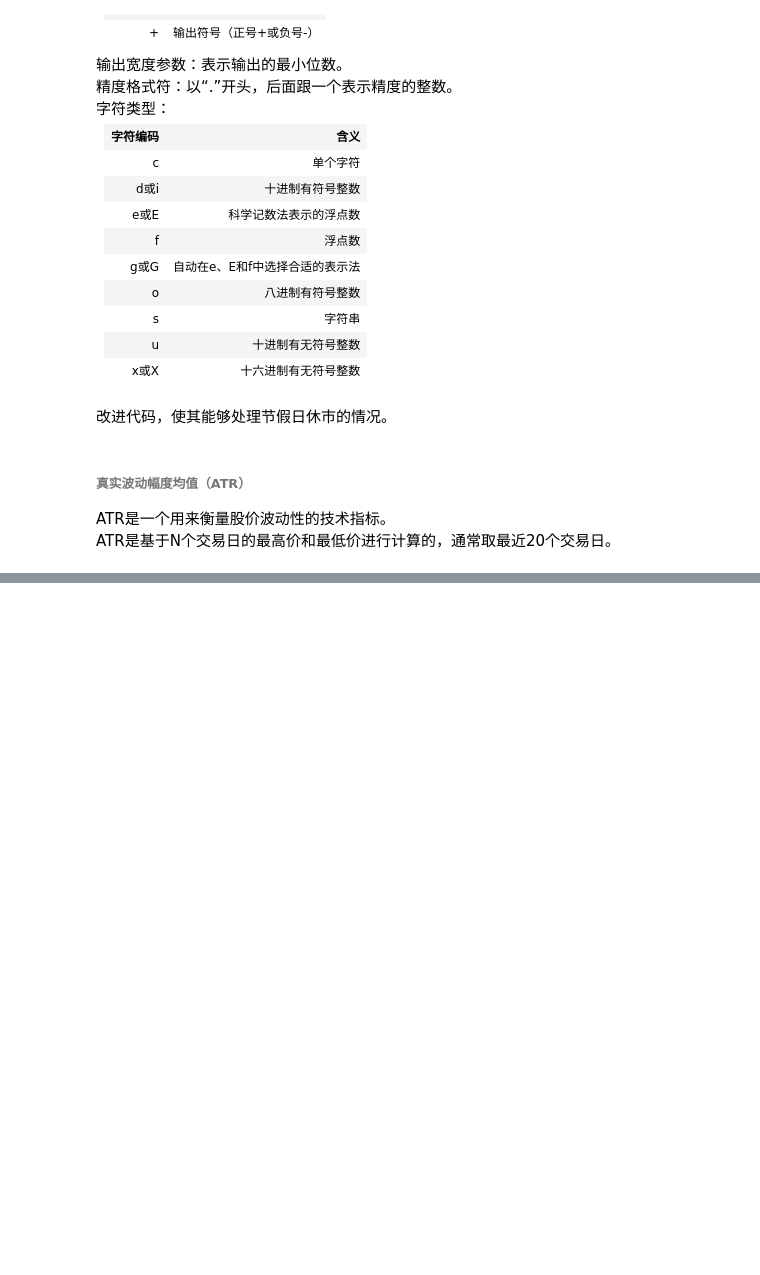
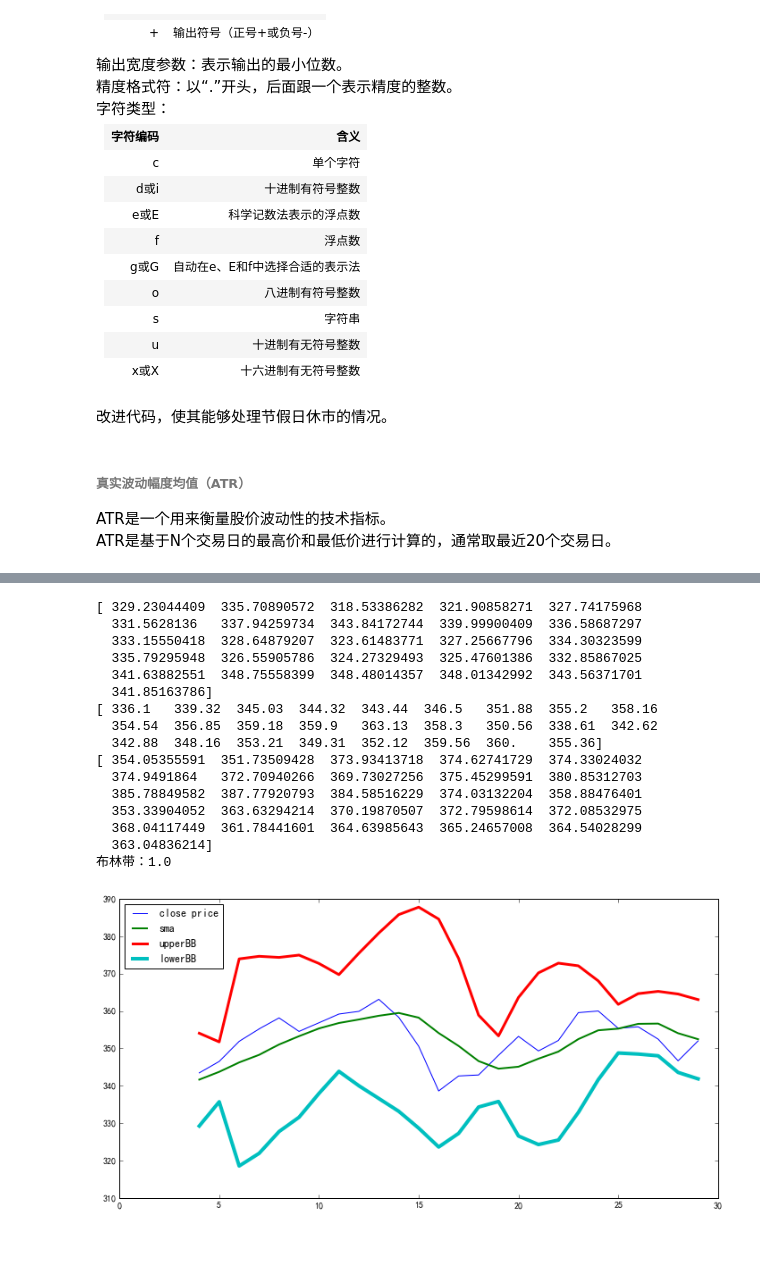
Before and after one commit to jasmine3happy/NumpyBeginner-sGuide, a Jupyter notebook: chap03.常用函数.ipynb, the cells around one changed output, grey strips where cells are left out. Saved outputs shown, nothing was run; the diff lists cells and outputs as text; code cells hidden in the pictures; blank space fills up the shorter version.

```diff
--- a/chap03.常用函数.ipynb
+++ b/chap03.常用函数.ipynb
@@ -321,0 +418,18 @@ ATR是基于N个交易日的最高价和最低价进行计算的，通常取最
+# %%
+deviation = []
+C = len(c)
+print(C)
+for i in range(N-1, C):
+    if i+N < C:
+        dev = c[i: i+N]
+    else:
+        dev = c[-N:]
+    print(dev)
+    averages = np.zeros(N)
+    print(averages)
+    averages.fill(sma[i-N-1])
+    print(averages)
+    dev = dev - averages
+    dev = dev ** 2
+    dev = np.sqrt(np.mean(dev))
+    deviation.append(dev)
@@ -321,0 +454,54 @@ ATR是基于N个交易日的最高价和最低价进行计算的，通常取最
+# %%
+deviation = []
+C = len(c)
+for i in range(N-1, C):
+    if i+N < C:
+        dev = c[i: i+N]
+    else:
+        dev = c[-N:]
+    averages = np.zeros(N)
+    # 将数组元素的值全部设置为一个指定的标量值
+    averages.fill(sma[i-N-1])
+    dev = dev - averages
+    dev = dev ** 2
+    dev = np.sqrt(np.mean(dev))
+    deviation.append(dev)
+deviation = 2 * np.array(deviation)
+upperBB = sma + deviation
+lowerBB = sma - deviation
+
+c_slice = c[N-1:]
+between_bands = np.where((c_slice < upperBB) & (c_slice > lowerBB))
+print(lowerBB[between_bands])
+print(c[between_bands])
+print(upperBB[between_bands])
+between_bands = len(np.ravel(between_bands))
+print("布林带：" + str(float(between_bands)/len(c_slice)))
+t = np.arange(N-1, C)
+plt.figure(figsize=(12,6))
+plt.plot(t, c_slice, lw=1.0, label="close price")
+plt.plot(t, sma, lw=2.0, label="sma")
+plt.plot(t, upperBB, lw=3.0, label="upperBB")
+plt.plot(t, lowerBB, lw=4.0, label="lowerBB")
+plt.legend(loc="upper left")
+plt.show()
+# %% [output]
+[ 329.23044409  335.70890572  318.53386282  321.90858271  327.74175968
+  331.5628136   337.94259734  343.84172744  339.99900409  336.58687297
+  333.15550418  328.64879207  323.61483771  327.25667796  334.30323599
+  335.79295948  326.55905786  324.27329493  325.47601386  332.85867025
+  341.63882551  348.75558399  348.48014357  348.01342992  343.56371701
+  341.85163786]
+[ 336.1   339.32  345.03  344.32  343.44  346.5   351.88  355.2   358.16
+  354.54  356.85  359.18  359.9   363.13  358.3   350.56  338.61  342.62
+  342.88  348.16  353.21  349.31  352.12  359.56  360.    355.36]
+[ 354.05355591  351.73509428  373.93413718  374.62741729  374.33024032
+  374.9491864   372.70940266  369.73027256  375.45299591  380.85312703
+  385.78849582  387.77920793  384.58516229  374.03132204  358.88476401
+  353.33904052  363.63294214  370.19870507  372.79598614  372.08532975
+  368.04117449  361.78441601  364.63985643  365.24657008  364.54028299
+  363.04836214]
+布林带：1.0
+[figure, added]
+# %% [markdown]
+######
```
Also changed, not shown: parts of 9 cells of this notebook.
